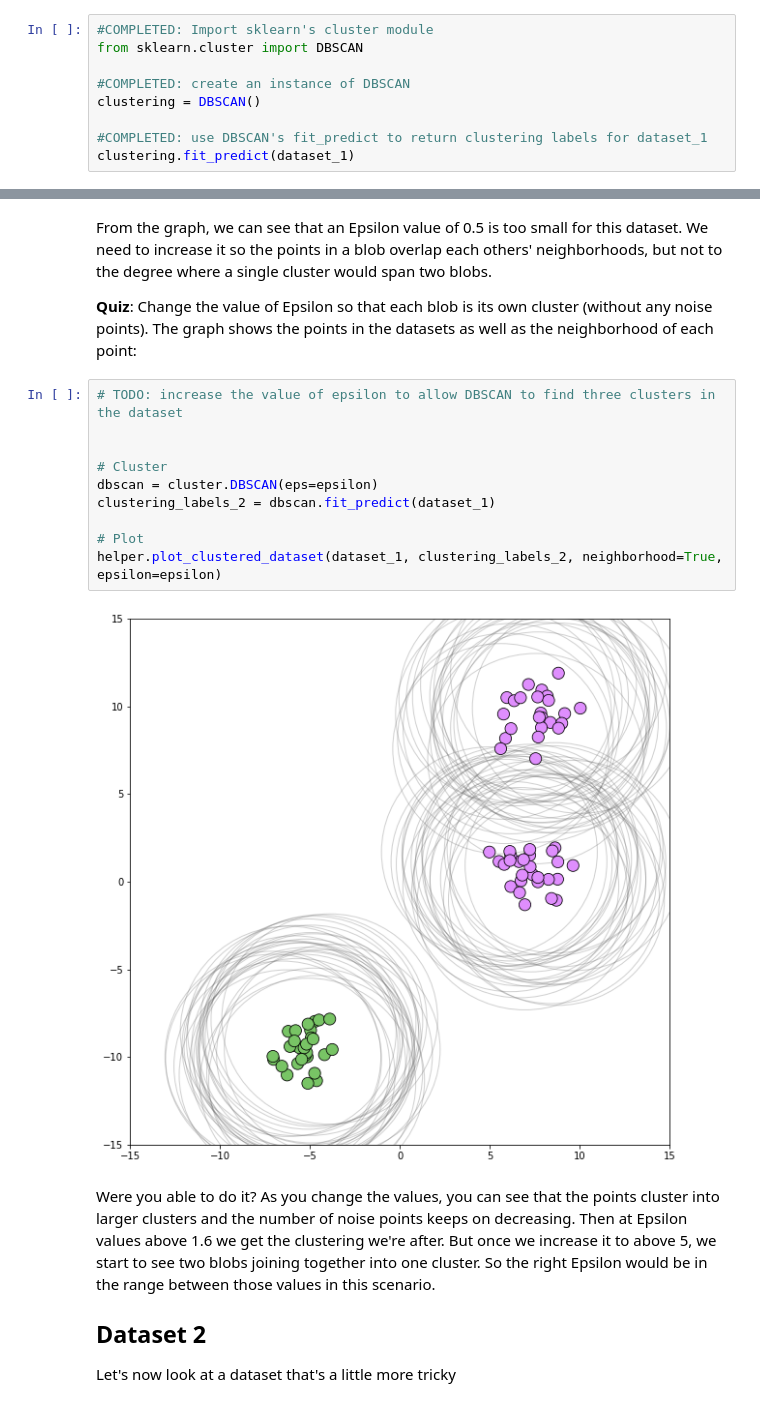
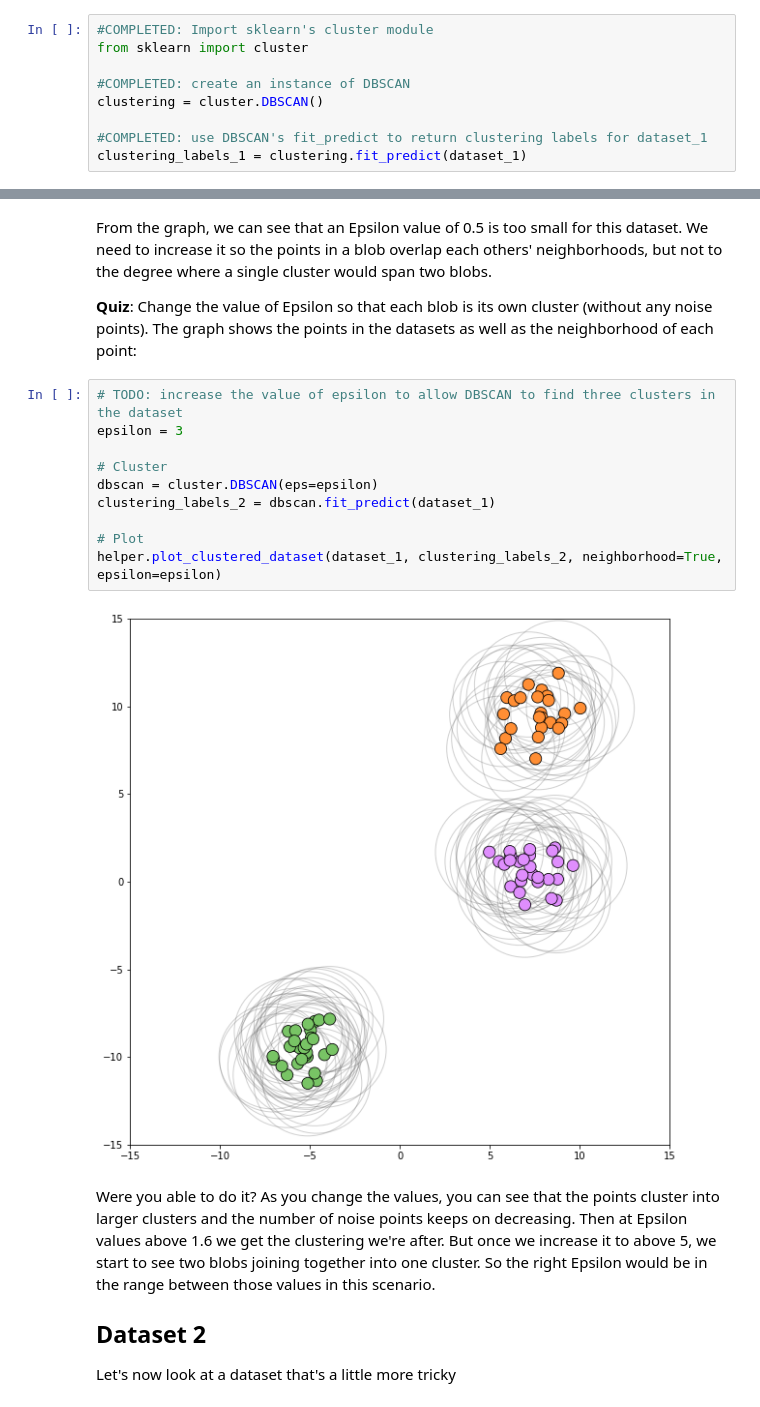
Before and after one commit to EmekaEzumezu/machine-learning-nanodegree-foundations, a Jupyter notebook: labs/Hierarchical-and-Density-based-Clustering/DBSCAN/DBSCAN_Notebook.ipynb, the cells around one changed output, grey strips where cells are left out. Drawn from its saved outputs; the diff is of its cells as text.

Commit message:
Completed DBSCAN_Notebook

```diff
--- a/labs/Hierarchical-and-Density-based-Clustering/DBSCAN/DBSCAN_Notebook.ipynb
+++ b/labs/Hierarchical-and-Density-based-Clustering/DBSCAN/DBSCAN_Notebook.ipynb
@@ -28,13 +28,13 @@ helper.plot_dataset(dataset_1)
 Let's cluster it using DBSCAN's default settings and see what happens. We are hoping for it to be able to assign each of the three "blobs" into its own cluster. Can it do that out of the box?
 # %%
 #COMPLETED: Import sklearn's cluster module
-from sklearn.cluster import DBSCAN
+from sklearn import cluster
 
 #COMPLETED: create an instance of DBSCAN
-clustering = DBSCAN()
+clustering = cluster.DBSCAN()
 
 #COMPLETED: use DBSCAN's fit_predict to return clustering labels for dataset_1
-clustering.fit_predict(dataset_1)
+clustering_labels_1 = clustering.fit_predict(dataset_1)
 # %%
 # Plot clustering
 helper.plot_clustered_dataset(dataset_1, clustering_labels_1)
@@ -55,16 +55,16 @@ From the graph, we can see that an Epsilon value of 0.5 is too small for this da
 **Quiz**: Change the value of Epsilon so that each blob is its own cluster (without any noise points). The graph shows  the points in the datasets as well as the neighborhood of each point:
 # %%
 # TODO: increase the value of epsilon to allow DBSCAN to find three clusters in the dataset
-
+epsilon = 3
 
 # Cluster
 dbscan = cluster.DBSCAN(eps=epsilon)
 clustering_labels_2 = dbscan.fit_predict(dataset_1)
 
 # Plot
 helper.plot_clustered_dataset(dataset_1, clustering_labels_2, neighborhood=True, epsilon=epsilon)
 # %% [output]
-[figure, old version]
+[figure, new version]
 # %% [markdown]
 Were you able to do it? As you change the values, you can see that the points cluster into larger clusters and the number of noise points keeps on decreasing. Then at Epsilon values above 1.6 we get the clustering we're after. But once we increase it to above 5, we start to see two blobs joining together into one cluster. So the right Epsilon would be in the range between those values in this scenario.
 
```
Also changed, not shown: parts of 5 cells of this notebook.
